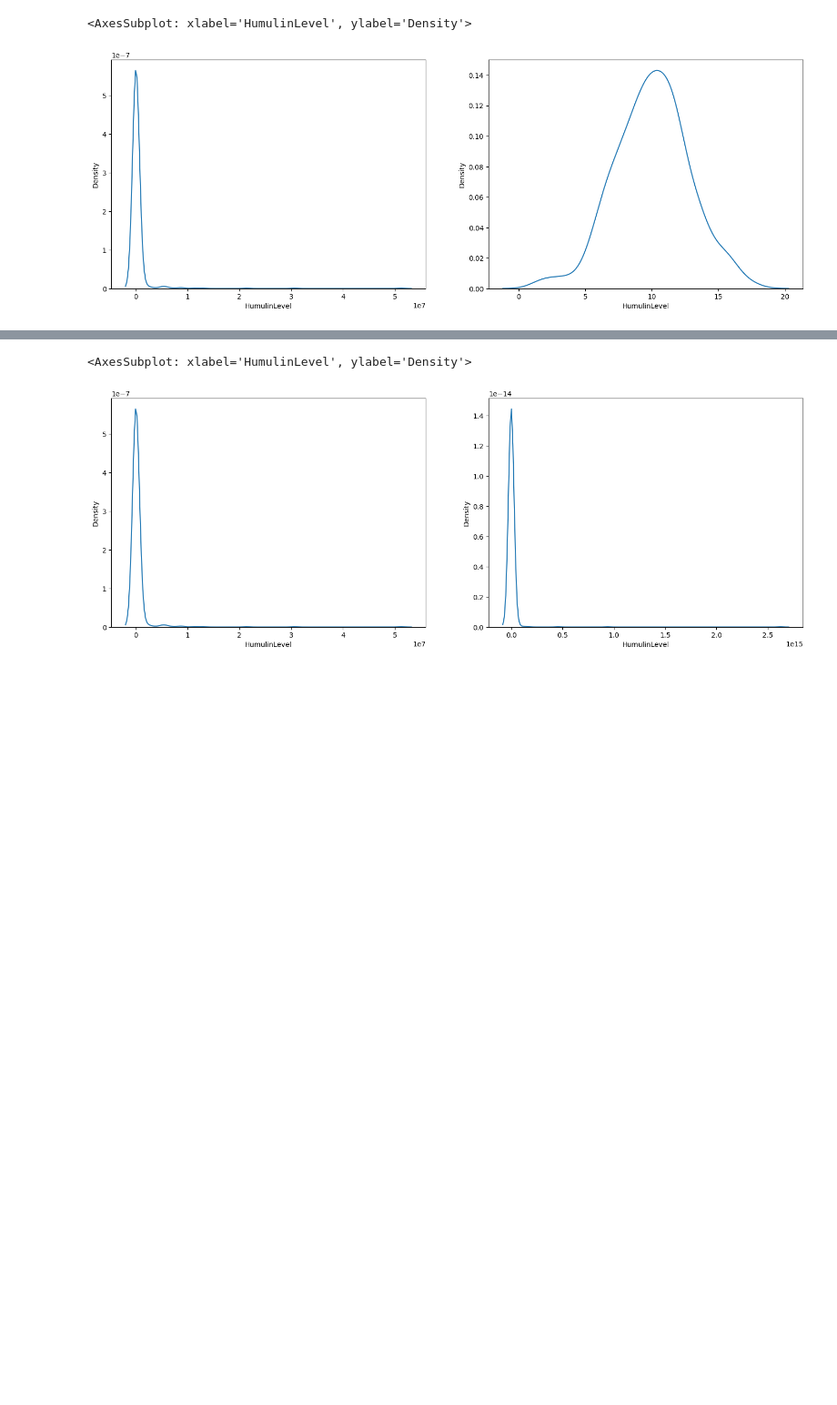
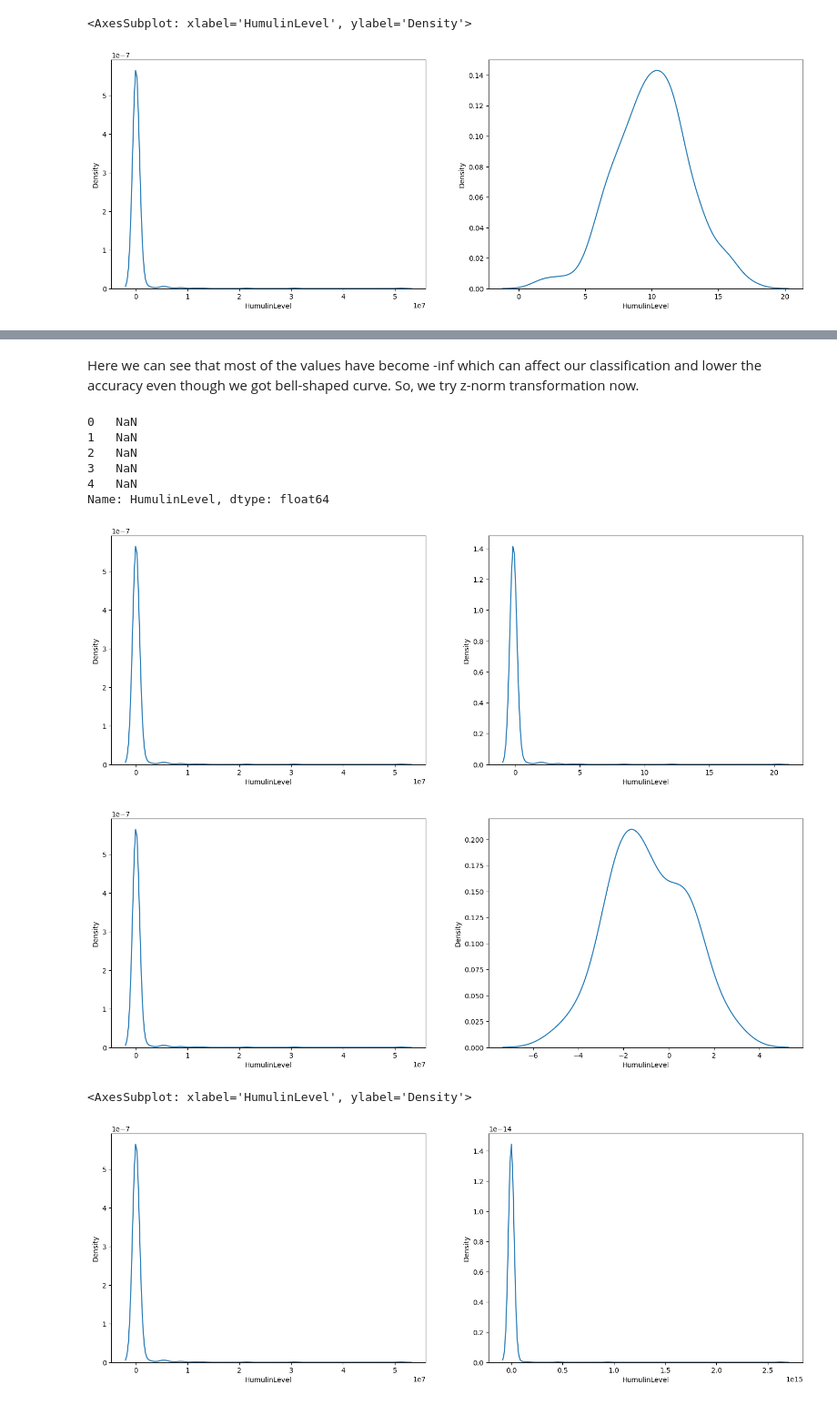
Before and after one commit to yashpaneliya/CS60050-Machine-Learning, a Jupyter notebook: P1/Polydipsia Prediction.ipynb, the cells around one changed output, grey strips where cells are left out. Shown at 91% size. Cells and saved outputs as stored; diff of their text form; code cells hidden in the pictures; blank space fills up the shorter version.

Commit message:
Applying z-norm transformations to reduce skewness

```diff
--- a/P1/Polydipsia Prediction.ipynb
+++ b/P1/Polydipsia Prediction.ipynb
@@ -525,3 +584,38 @@ sns.kdeplot(log_humulin_df)
+# %% [markdown]
+Here we can see that most of the values have become -inf which can affect our classification and lower the accuracy even though we got bell-shaped curve. So, we try z-norm transformation now.
+# %%
+z_norm_df = df['HumulinLevel']
+
+# Calculate the mean and standard deviation of the column
+mean = z_norm_df.mean()
+std = z_norm_df.std()
+# Apply Z-normalization using the mean and standard deviation
+z_norm_df = (z_norm_df - mean) / std
+
+plt.figure(figsize=(18,6))
+plt.subplot(1,2,1)
+sns.kdeplot(df['HumulinLevel'])
+plt.subplot(1,2,2)
+sns.kdeplot(z_norm_df)
+
+
+# Applying log transformation
+log_humulin_df = np.log(z_norm_df)
+plt.figure(figsize=(18,6))
+plt.subplot(1,2,1)
+sns.kdeplot(df['HumulinLevel'])
+plt.subplot(1,2,2)
+sns.kdeplot(log_humulin_df)
+print(log_humulin_df.head())
+# %% [output]
+0   NaN
+1   NaN
+2   NaN
+3   NaN
+4   NaN
+Name: HumulinLevel, dtype: float64
+[figure, added]
+[figure, added]
 # %%
 # Applying quadratic transformation
 quad_humulin_df = np.power(df['HumulinLevel'], 2)
```
Also changed, not shown: parts of 11 cells of this notebook.
